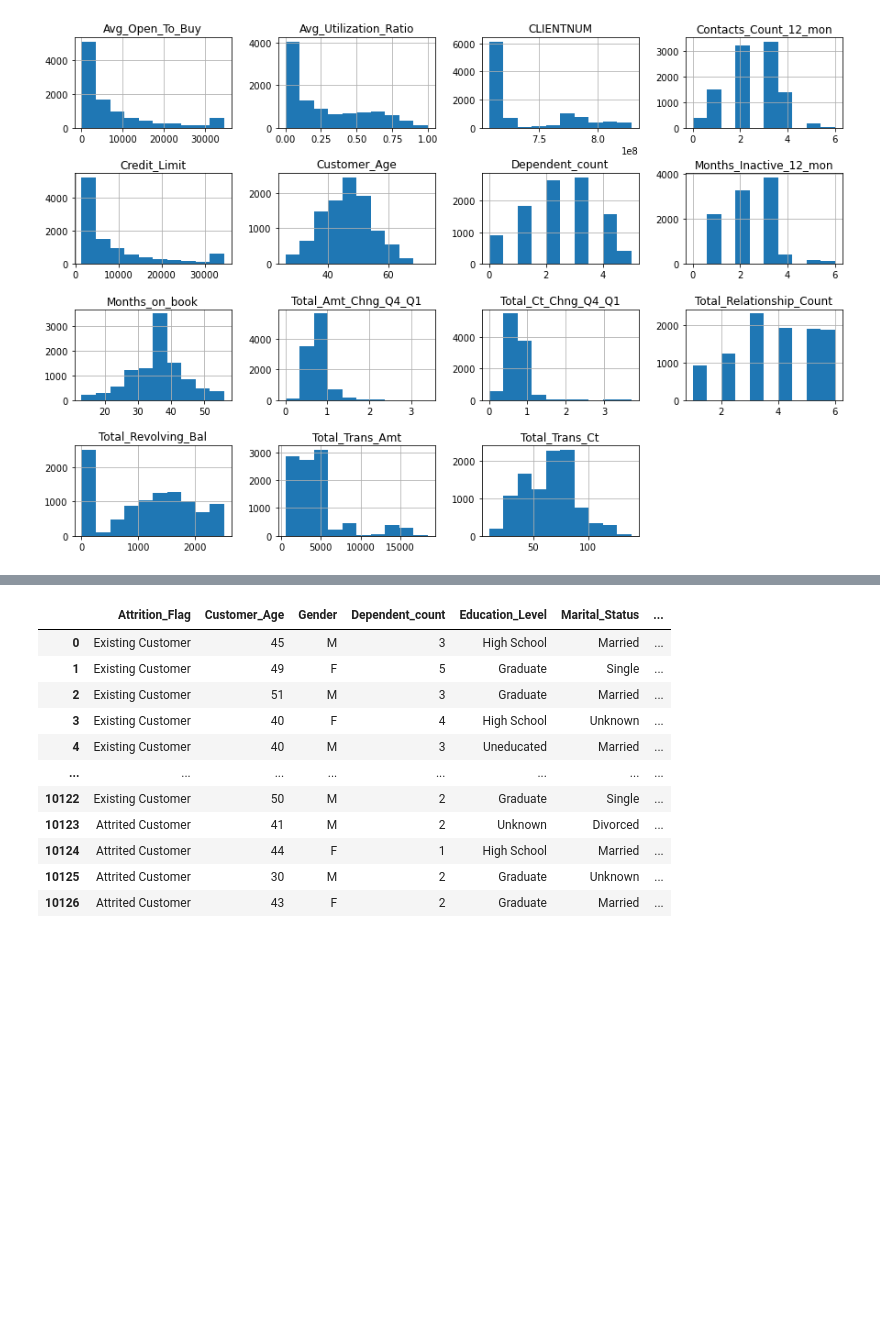
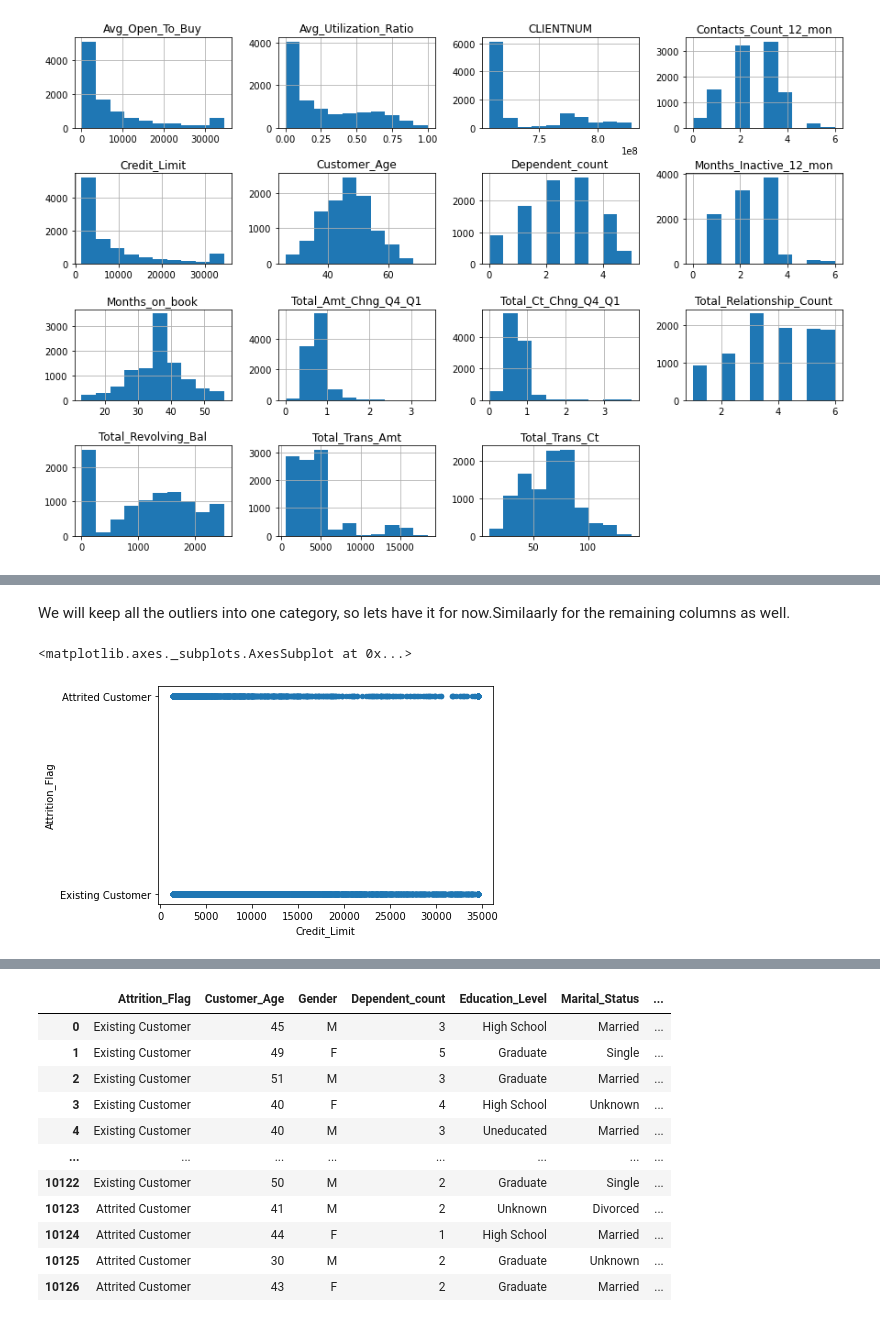
Before and after one commit to padmaparam/Projects, a Jupyter notebook: CustomerChurnPrediction/CustomerChurnDataWrangling.ipynb, the cells around one changed output, grey strips where cells are left out. Saved outputs shown, nothing was run; the diff lists cells and outputs as text; code cells hidden in the pictures; blank space fills up the shorter version.

```diff
--- a/CustomerChurnPrediction/CustomerChurnDataWrangling.ipynb
+++ b/CustomerChurnPrediction/CustomerChurnDataWrangling.ipynb
@@ -98,3 +187,10 @@ plt.subplots_adjust(hspace=0.5)
+# %% [markdown]
+We will keep all the outliers into one category, so lets have it for now.Similaarly for the remaining columns as well.
+# %%
+df.plot.scatter(x='Credit_Limit', y='Attrition_Flag')
+# %% [output]
+<matplotlib.axes._subplots.AxesSubplot at 0x...>
+[figure, added]
 # %%
 df['CLIENTNUM'].nunique()
 # %% [output]
```
Also changed, not shown: parts of 14 cells of this notebook.
